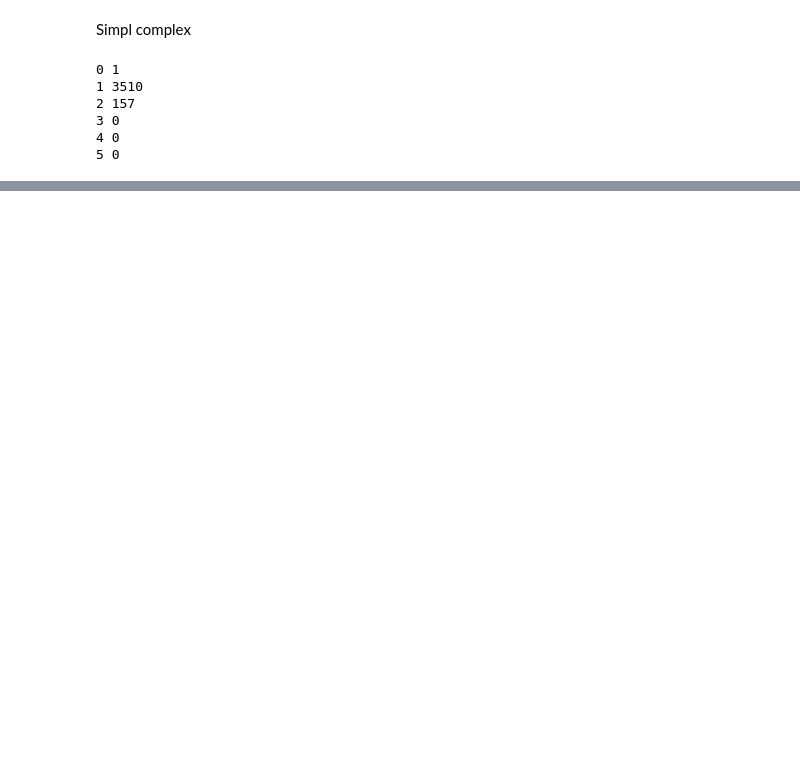
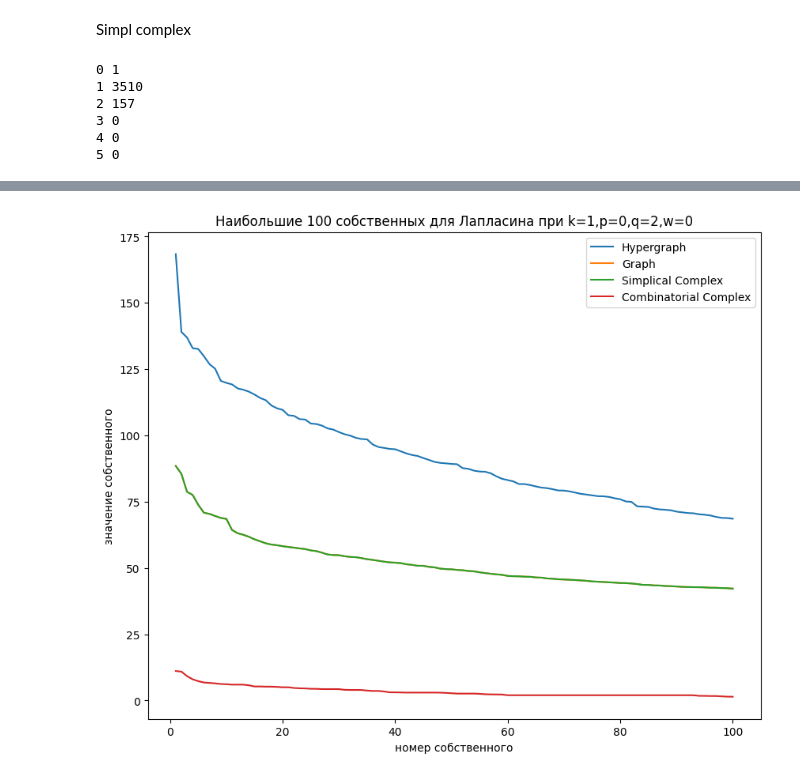
Before and after one commit to mostony/SimplicialExtended, a Jupyter notebook: datasets/contact-high-school/high.ipynb, the cells around one changed output, grey strips where cells are left out. Saved outputs shown, nothing was run; the diff lists cells and outputs as text; code cells hidden in the pictures; blank space fills up the shorter version.

```diff
--- a/datasets/contact-high-school/high.ipynb
+++ b/datasets/contact-high-school/high.ipynb
@@ -118,6 +142,8 @@ g_betw[:10]
  ([51], 0.016253558897382996),
  ([108], 0.015169898951567383),
  ([287], 0.015096278950348195)]
+# %%
+g_eigs = G.EigenValues(1, 0, 2, False, 100)
 # %% [markdown]
 Comb complex
 # %%
@@ -159,0 +186,3 @@ c_betw[:10]
+# %%
+c_eigs = C.EigenValues(1, 0, 2, False, 100)
+c_eigs
@@ -191,0 +239,3 @@ s_betw[:10]
+# %%
+s_eigs = S.EigenValues(1, 0, 2, False, 100)
+s_eigs
@@ -191,0 +260,17 @@ s_betw[:10]
+# %%
+x = np.arange(start=1, stop=101)
+# %%
+plt.figure(figsize=(10, 8))
+plt.plot(x, h_eigs, label ='Hypergraph')
+plt.plot(x, g_eigs, label ='Graph')
+plt.plot(x, s_eigs, label ='Simplical Complex')
+plt.plot(x, c_eigs, label ='Combinatorial Complex')
+
+plt.xlabel("номер собственного")
+plt.ylabel("значение собственного")
+plt.legend()
+plt.title('Наибольшие 100 собственных для Лапласина при k=1,p=0,q=2,w=0')
+
+plt.show()
+# %% [output]
+[figure, added]
```
Also changed, not shown: parts of 7 cells of this notebook.
